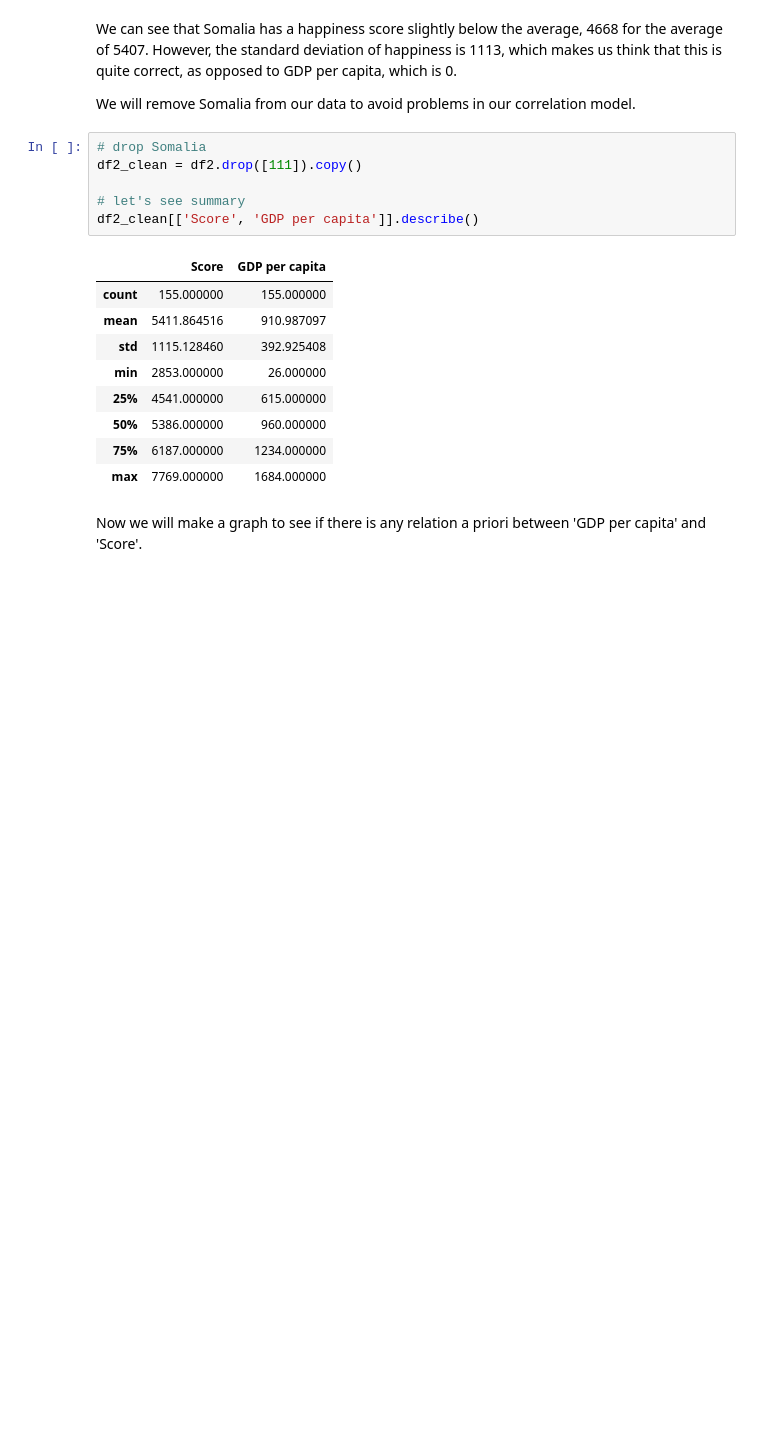
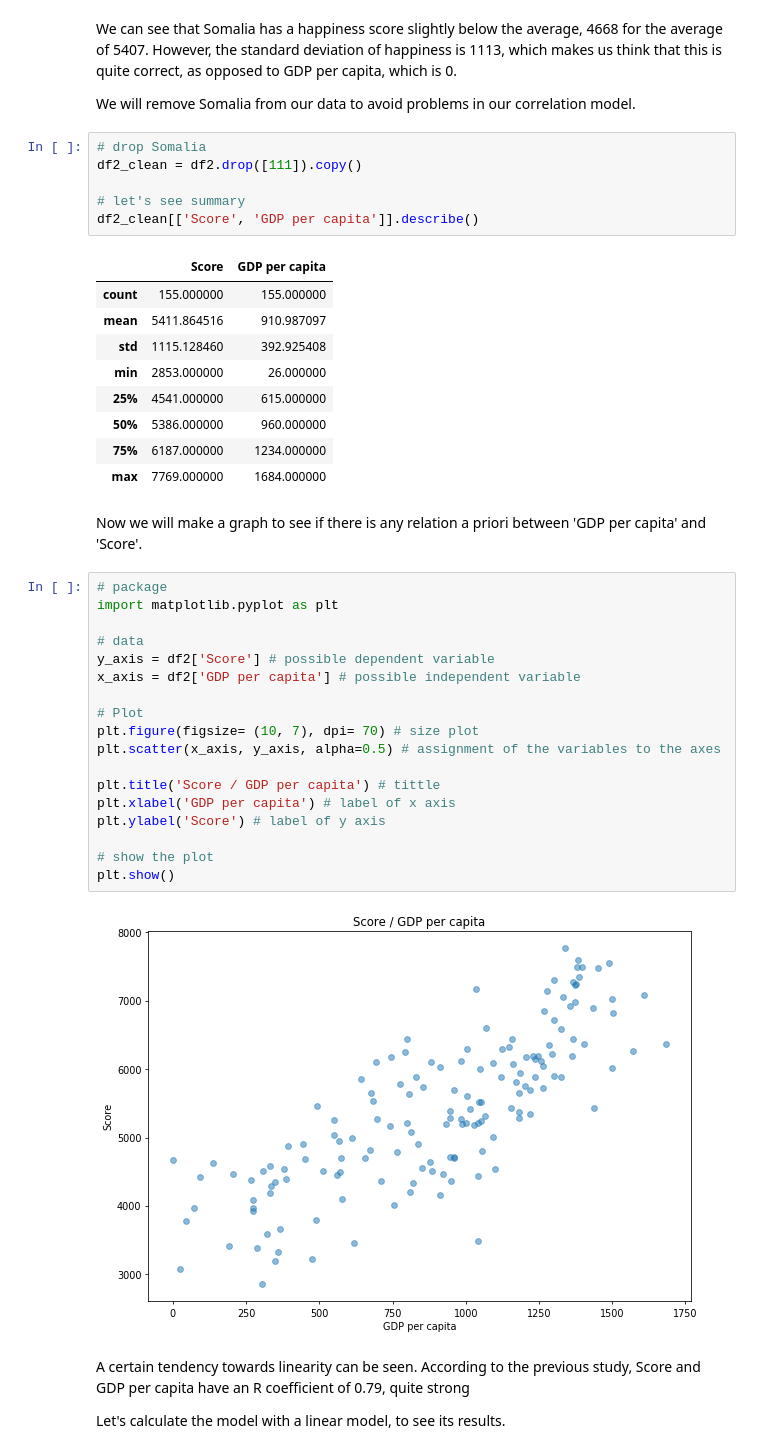
Before and after one commit to caroperez/Statistical_studies, a Jupyter notebook: Happiness.ipynb, the cells around one changed output. Cells and saved outputs as stored; diff of their text form; blank space fills up the shorter version.

```diff
--- a/Happiness.ipynb
+++ b/Happiness.ipynb
@@ -133,3 +133,27 @@ df2_clean[['Score', 'GDP per capita']].describe()
 | max | 7769.000000 | 1684.000000 |
 # %% [markdown]
 Now we will make a graph to see if there is any relation a priori between 'GDP per capita' and 'Score'.
+# %%
+# package
+import matplotlib.pyplot as plt
+
+# data
+y_axis = df2['Score'] # possible dependent variable
+x_axis = df2['GDP per capita'] # possible independent variable
+
+# Plot
+plt.figure(figsize= (10, 7), dpi= 70) # size plot
+plt.scatter(x_axis, y_axis, alpha=0.5) # assignment of the variables to the axes
+
+plt.title('Score / GDP per capita') # tittle
+plt.xlabel('GDP per capita') # label of x axis
+plt.ylabel('Score') # label of y axis
+
+# show the plot
+plt.show()
+# %% [output]
+[figure, added]
+# %% [markdown]
+A certain tendency towards linearity can be seen. According to the previous study, Score and GDP per capita have an R coefficient of 0.79, quite strong
+
+Let's calculate the model with a linear model, to see its results.
```
Also changed, not shown: parts of 5 cells of this notebook.
